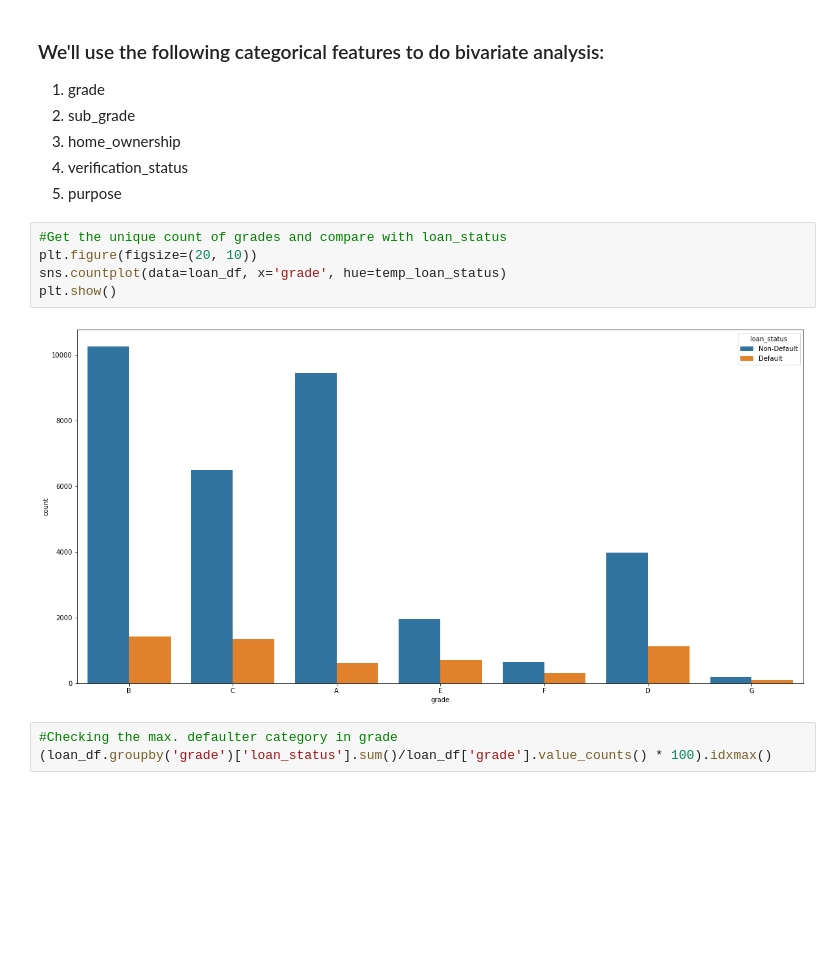
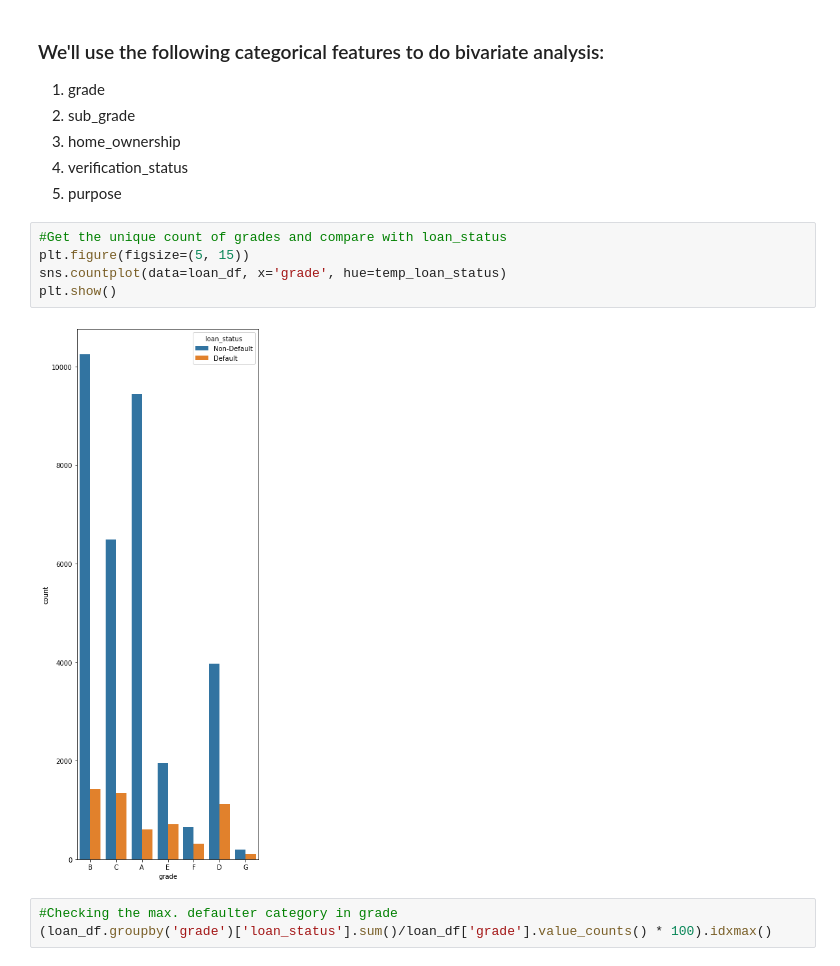
Before and after one commit to JerinJK/Lending_Club, a Jupyter notebook: EDA_Lending Club.ipynb, the cells around one changed output. Cells and saved outputs as stored; diff of their text form; blank space fills up the shorter version.

```diff
--- a/EDA_Lending Club.ipynb
+++ b/EDA_Lending Club.ipynb
@@ -799,11 +799,11 @@ Default rate is high in the grades belonging to **F** and **G** having sub-grade
 5. purpose
 # %%
 #Get the unique count of grades and compare with loan_status
-plt.figure(figsize=(20, 10))
+plt.figure(figsize=(5, 15))
 sns.countplot(data=loan_df, x='grade', hue=temp_loan_status)
 plt.show()
 # %% [output]
-[figure, old version]
+[figure, new version]
 # %%
 #Checking the max. defaulter category in grade
 (loan_df.groupby('grade')['loan_status'].sum()/loan_df['grade'].value_counts() * 100).idxmax()
```
Also changed, not shown: parts of 6 cells of this notebook.
